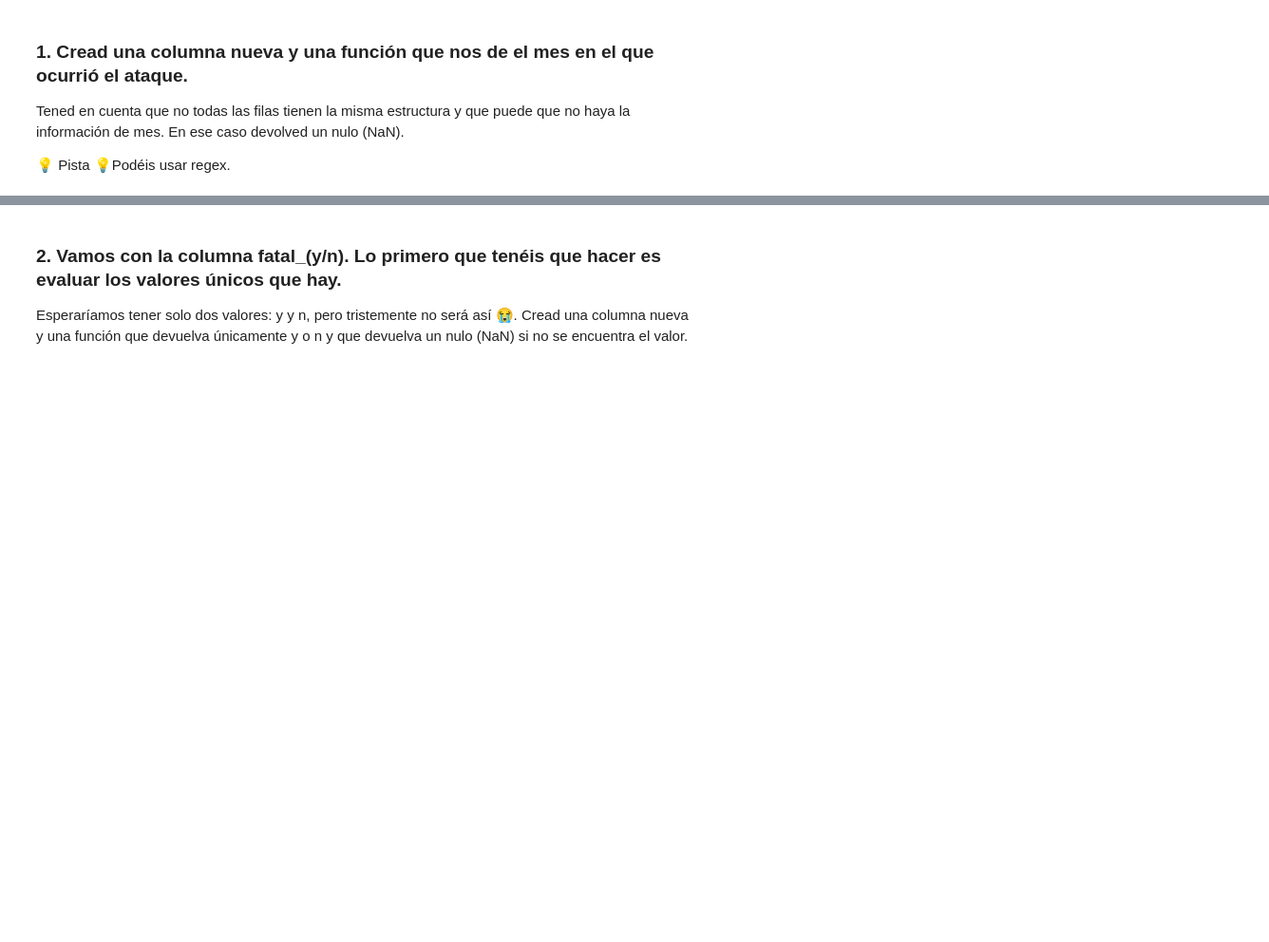
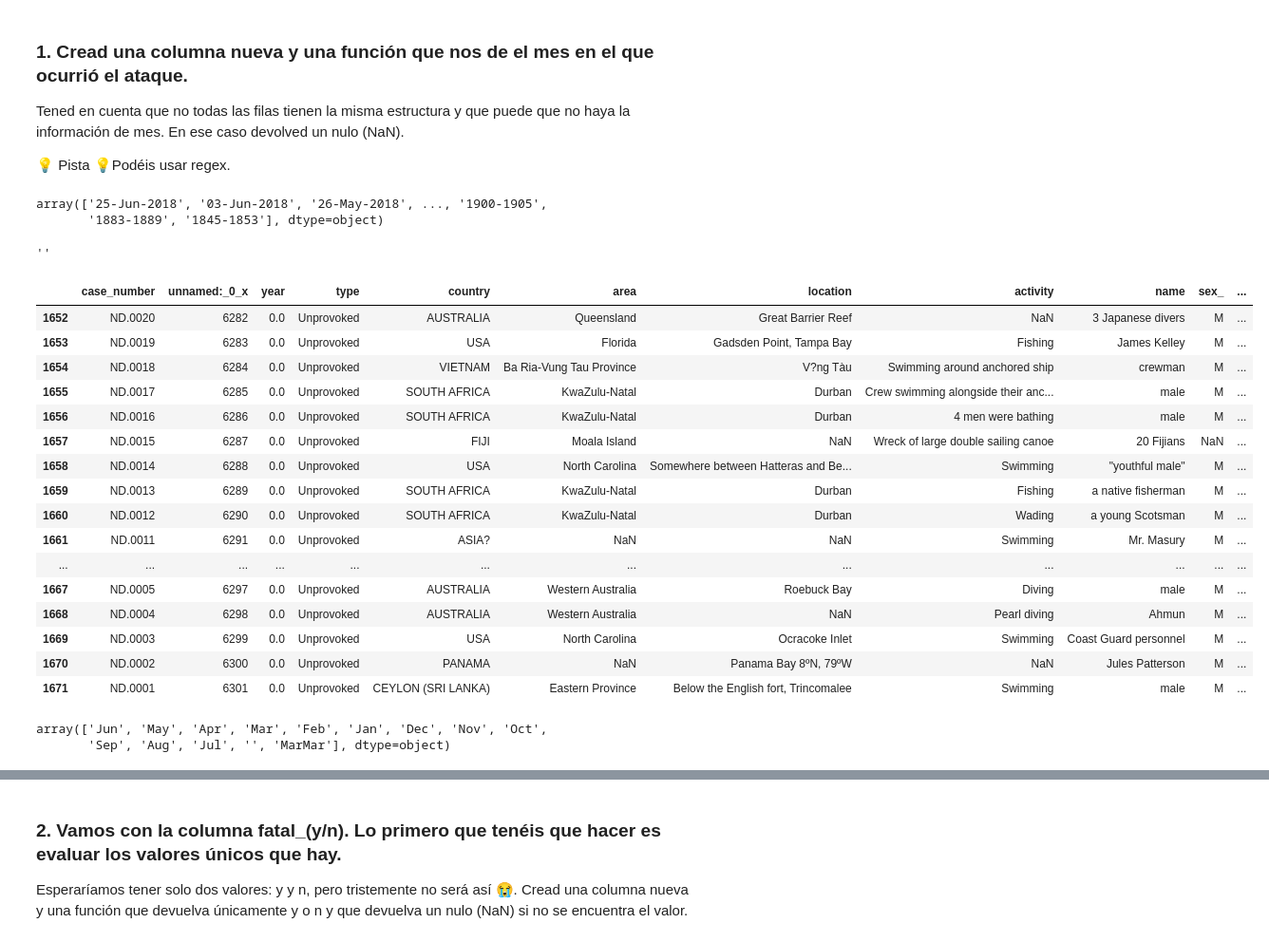
Before and after one commit to Adalab/DA-promo-c-modulo-2-sprint-1-Laura-Pilar, a Jupyter notebook: Pandas/Leccion-7-Pandas-7/Pandas-7-apply.ipynb, the cells around one changed output, grey strips where cells are left out. Shown at 95% size. Saved outputs shown, nothing was run; the diff lists cells and outputs as text; code cells hidden in the pictures; blank space fills up the shorter version.

```diff
--- a/Pandas/Leccion-7-Pandas-7/Pandas-7-apply.ipynb
+++ b/Pandas/Leccion-7-Pandas-7/Pandas-7-apply.ipynb
@@ -8,0 +13,3 @@ Manos a la obra 💪🏽! Los objetivos de la clase de hoy son:
+# %%
+df = pd.read_csv("datos/attacks_pandas5.csv")
+df.head(1)
@@ -13,3 +43,55 @@ Tened en cuenta que no todas las filas tienen la misma estructura y que puede qu
 En ese caso devolved un nulo (NaN).
 
 💡 Pista 💡Podéis usar regex.
+# %%
+#  date es object
+df["date"].unique()
+# %% [output]
+array(['25-Jun-2018', '03-Jun-2018', '26-May-2018', ..., '1900-1905',
+       '1883-1889', '1845-1853'], dtype=object)
+# %%
+def mes_ataque(texto):
+    # texto = str(texto)
+    patron = "\-(Jan|Feb|Mar|Apr|May|Jun|Jul|Aug|Sep|Oct|Nov|Dec)\-"
+    try:
+        return "".join(re.findall(patron, texto))
+    except:
+        return np.nan
+# %%
+a = '25-Jun-2018'
+b = '03-Jun-2018'
+c = '26-May-2018'
+d = '1900-1905'
+e = '1883-1889'
+f = '1845-1853'
+
+mes_ataque(d)
+# %% [output]
+''
+# %%
+df["mes_ataque"] = df["date"].apply(mes_ataque)
+# %%
+df.tail(20)
+# %% [output]
+|  | case_number | unnamed:_0_x | year | type | country | area | location | activity | name | sex_ | ... |
+| 1652 | ND.0020 | 6282 | 0.0 | Unprovoked | AUSTRALIA | Queensland | Great Barrier Reef | NaN | 3 Japanese divers | M | ... |
+| 1653 | ND.0019 | 6283 | 0.0 | Unprovoked | USA | Florida | Gadsden Point, Tampa Bay | Fishing | James Kelley | M | ... |
+| 1654 | ND.0018 | 6284 | 0.0 | Unprovoked | VIETNAM | Ba Ria-Vung Tau Province | V?ng Tàu | Swimming around anchored ship | crewman | M | ... |
+| 1655 | ND.0017 | 6285 | 0.0 | Unprovoked | SOUTH AFRICA | KwaZulu-Natal | Durban | Crew swimming alongside their anc... | male | M | ... |
+| 1656 | ND.0016 | 6286 | 0.0 | Unprovoked | SOUTH AFRICA | KwaZulu-Natal | Durban | 4 men were bathing | male | M | ... |
+| 1657 | ND.0015 | 6287 | 0.0 | Unprovoked | FIJI | Moala Island | NaN | Wreck of large double sailing canoe | 20 Fijians | NaN | ... |
+| 1658 | ND.0014 | 6288 | 0.0 | Unprovoked | USA | North Carolina | Somewhere between Hatteras and Be... | Swimming | "youthful male" | M | ... |
+| 1659 | ND.0013 | 6289 | 0.0 | Unprovoked | SOUTH AFRICA | KwaZulu-Natal | Durban | Fishing | a native fisherman | M | ... |
+| 1660 | ND.0012 | 6290 | 0.0 | Unprovoked | SOUTH AFRICA | KwaZulu-Natal | Durban | Wading | a young Scotsman | M | ... |
+| 1661 | ND.0011 | 6291 | 0.0 | Unprovoked | ASIA? | NaN | NaN | Swimming | Mr. Masury | M | ... |
+| ... | ... | ... | ... | ... | ... | ... | ... | ... | ... | ... | ... |
+| 1667 | ND.0005 | 6297 | 0.0 | Unprovoked | AUSTRALIA | Western Australia | Roebuck Bay | Diving | male | M | ... |
+| 1668 | ND.0004 | 6298 | 0.0 | Unprovoked | AUSTRALIA | Western Australia | NaN | Pearl diving | Ahmun | M | ... |
+| 1669 | ND.0003 | 6299 | 0.0 | Unprovoked | USA | North Carolina | Ocracoke Inlet | Swimming | Coast Guard personnel | M | ... |
+| 1670 | ND.0002 | 6300 | 0.0 | Unprovoked | PANAMA | NaN | Panama Bay 8ºN, 79ºW | NaN | Jules Patterson | M | ... |
+| 1671 | ND.0001 | 6301 | 0.0 | Unprovoked | CEYLON (SRI LANKA) | Eastern Province | Below the English fort, Trincomalee | Swimming | male | M | ... |
+# %%
+df["mes_ataque"].unique()
+# %% [output]
+array(['Jun', 'May', 'Apr', 'Mar', 'Feb', 'Jan', 'Dec', 'Nov', 'Oct',
+       'Sep', 'Aug', 'Jul', '', 'MarMar'], dtype=object)
```
Also changed, not shown: parts of 14 cells of this notebook, 1 other file.
